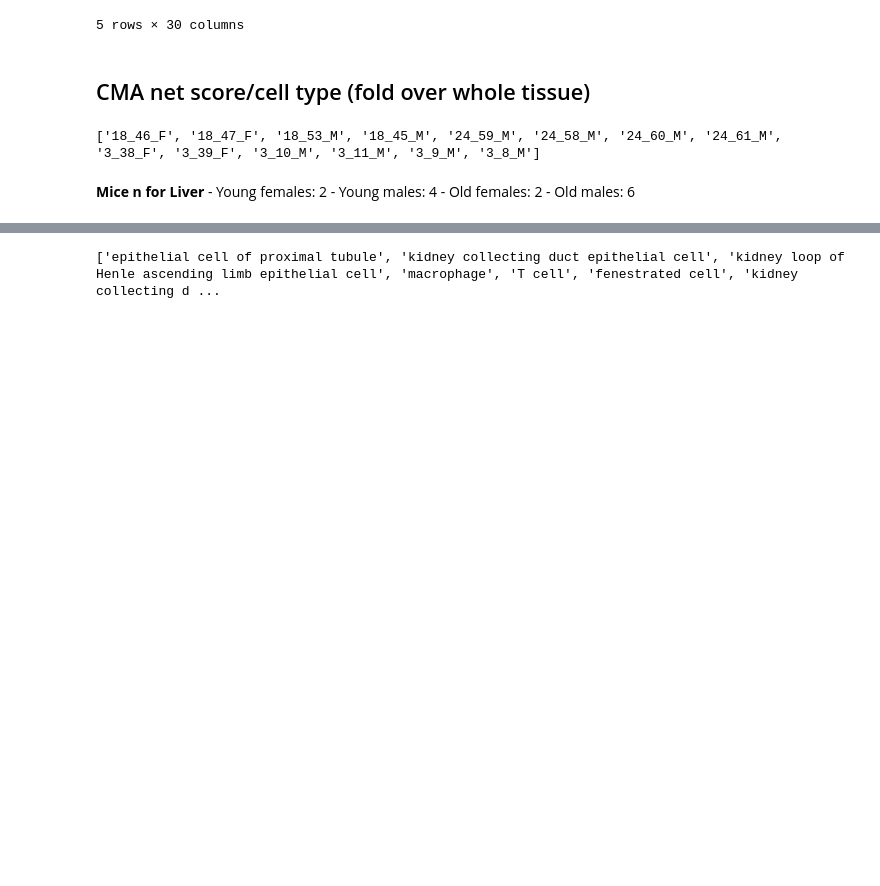
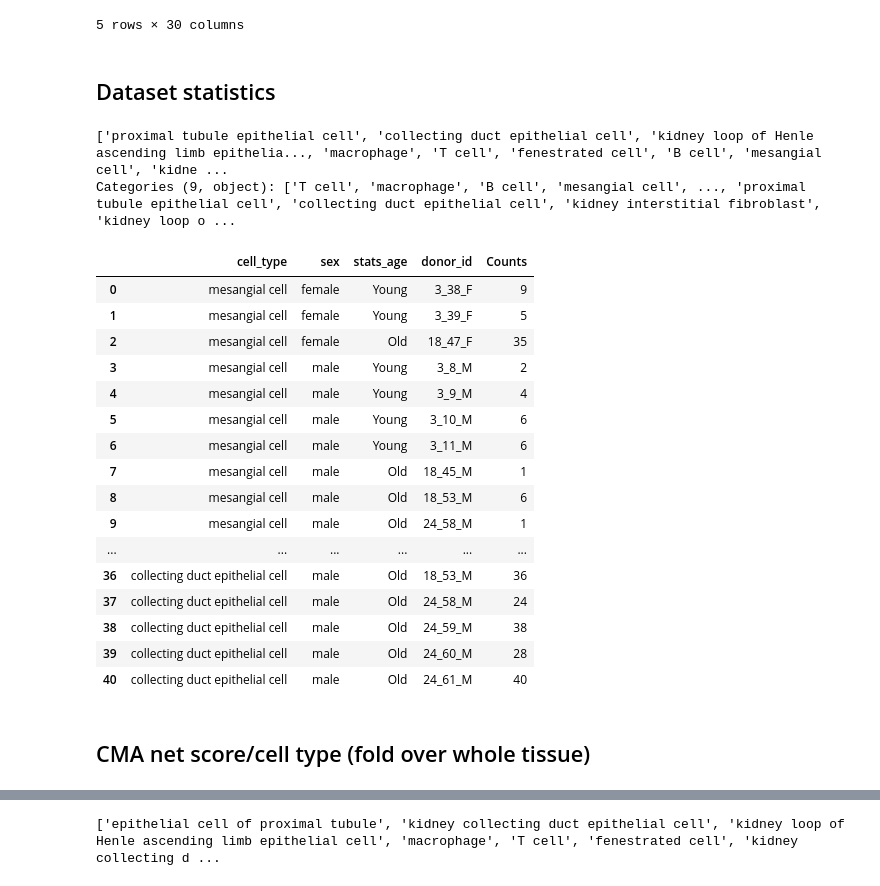
Before and after one commit to amsegura/Khawaja_et_al_2024, a Jupyter notebook: CMA_aging_Atlas_Kidney.ipynb, the cells around one changed output, grey strips where cells are left out. Saved outputs shown, nothing was run; the diff lists cells and outputs as text; code cells hidden in the pictures; blank space fills up the shorter version.

Commit message:
Retrieving cell counts.

```diff
--- a/CMA_aging_Atlas_Kidney.ipynb
+++ b/CMA_aging_Atlas_Kidney.ipynb
@@ -79,3 +79,5 @@ barcode.head()
 | A15_B002352_B009948_S15.mm10-plus... | Viable | 18m | A15_B002352 | facs | 18_47_F | 3547 | 5644.244141 | 11 | 11 | ... |
 | A16_B002352_B009948_S16.mm10-plus... | Viable | 18m | A16_B002352 | facs | 18_47_F | 1658 | 3414.760498 | 0 | 4 | ... |
 5 rows × 30 columns
+# %% [markdown]
+## Dataset statistics
@@ -81,0 +87,48 @@ barcode.head()
+# %%
+# Generating new ages
+for j in barcode.index:
+    if barcode.loc[j, 'age'] == '3m':
+        barcode.loc[j, 'stats_age'] = 'Young'
+
+    else:
+        barcode.loc[j, 'stats_age'] = 'Old'
+# %%
+# Change in cell names
+barcode.cell_type.replace('epithelial cell of proximal tubule',
+                          'proximal tubule epithelial cell', inplace=True)
+barcode.cell_type.replace('kidney collecting duct epithelial cell',
+                          'collecting duct epithelial cell', inplace=True)
+barcode.cell_type.replace('kidney collecting duct principal cell',
+                          'collecting duct epithelial cell', inplace=True)
+barcode.cell_type.unique()
+# %% [output]
+['proximal tubule epithelial cell', 'collecting duct epithelial cell', 'kidney loop of Henle ascending limb epithelia..., 'macrophage', 'T cell', 'fenestrated cell', 'B cell', 'mesangial cell', 'kidne ...
+Categories (9, object): ['T cell', 'macrophage', 'B cell', 'mesangial cell', ..., 'proximal tubule epithelial cell', 'collecting duct epithelial cell', 'kidney interstitial fibroblast', 'kidney loop o ...
+# %%
+cells = ['mesangial cell', 'proximal tubule epithelial cell', 'collecting duct epithelial cell']
+# %%
+# Exploring cell counts
+data = barcode[barcode['cell_type'].isin(cells)].value_counts(['cell_type', 'sex', 'stats_age', 'donor_id']).reset_index()
+data.sort_values(by=['cell_type', 'sex', 'stats_age', 'donor_id'],
+                 ascending=[True, True, False, True], inplace=True)
+data.reset_index(drop=True, inplace=True)
+data.rename(columns={0: 'Counts'}, inplace=True)
+data
+# %% [output]
+|  | cell_type | sex | stats_age | donor_id | Counts |
+| 0 | mesangial cell | female | Young | 3_38_F | 9 |
+| 1 | mesangial cell | female | Young | 3_39_F | 5 |
+| 2 | mesangial cell | female | Old | 18_47_F | 35 |
+| 3 | mesangial cell | male | Young | 3_8_M | 2 |
+| 4 | mesangial cell | male | Young | 3_9_M | 4 |
+| 5 | mesangial cell | male | Young | 3_10_M | 6 |
+| 6 | mesangial cell | male | Young | 3_11_M | 6 |
+| 7 | mesangial cell | male | Old | 18_45_M | 1 |
+| 8 | mesangial cell | male | Old | 18_53_M | 6 |
+| 9 | mesangial cell | male | Old | 24_58_M | 1 |
+| ... | ... | ... | ... | ... | ... |
+| 36 | collecting duct epithelial cell | male | Old | 18_53_M | 36 |
+| 37 | collecting duct epithelial cell | male | Old | 24_58_M | 24 |
+| 38 | collecting duct epithelial cell | male | Old | 24_59_M | 38 |
+| 39 | collecting duct epithelial cell | male | Old | 24_60_M | 28 |
+| 40 | collecting duct epithelial cell | male | Old | 24_61_M | 40 |
@@ -82,16 +157,5 @@ barcode.head()
 # %% [markdown]
 ## CMA net score/cell type (fold over whole tissue)
-# %%
-# Checking n of mice
-print(list(barcode['mouse.id'].unique()))
-# %% [output]
-['18_46_F', '18_47_F', '18_53_M', '18_45_M', '24_59_M', '24_58_M', '24_60_M', '24_61_M', '3_38_F', '3_39_F', '3_10_M', '3_11_M', '3_9_M', '3_8_M']
-# %% [markdown]
-**Mice n for Liver**
-    - Young females: 2
-    - Young males: 4
-    - Old females: 2
-    - Old males: 6
 # %%
 # Generating new ages
 for j in barcode.index:
```
Also changed, not shown: parts of 3 cells of this notebook, 4 other files.
